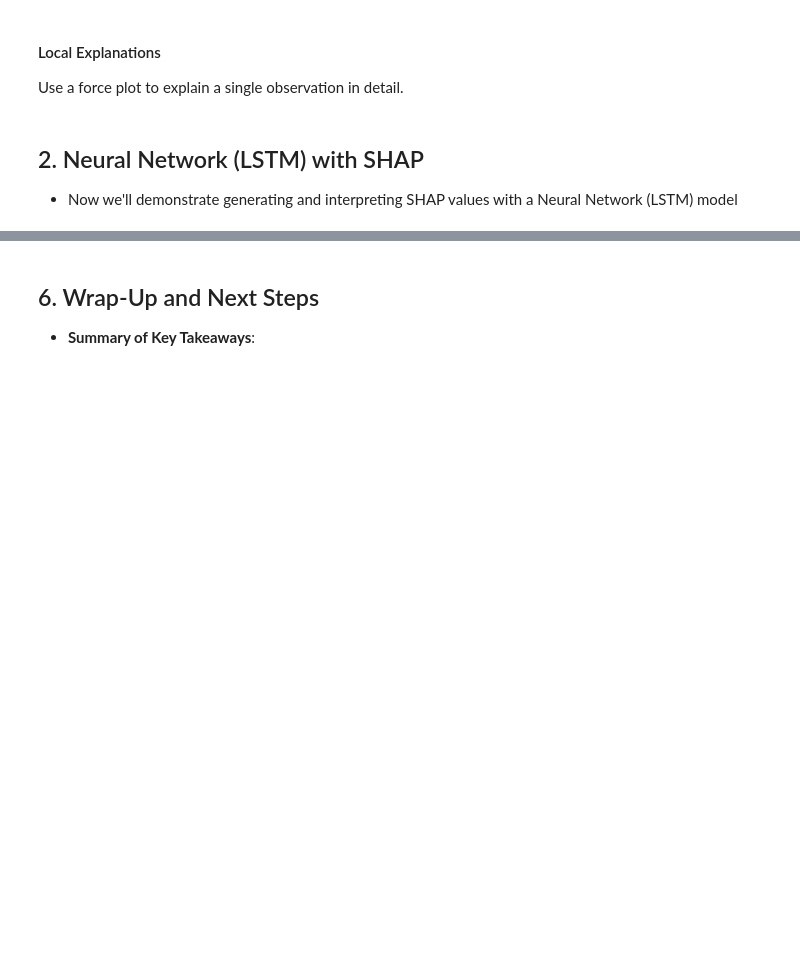
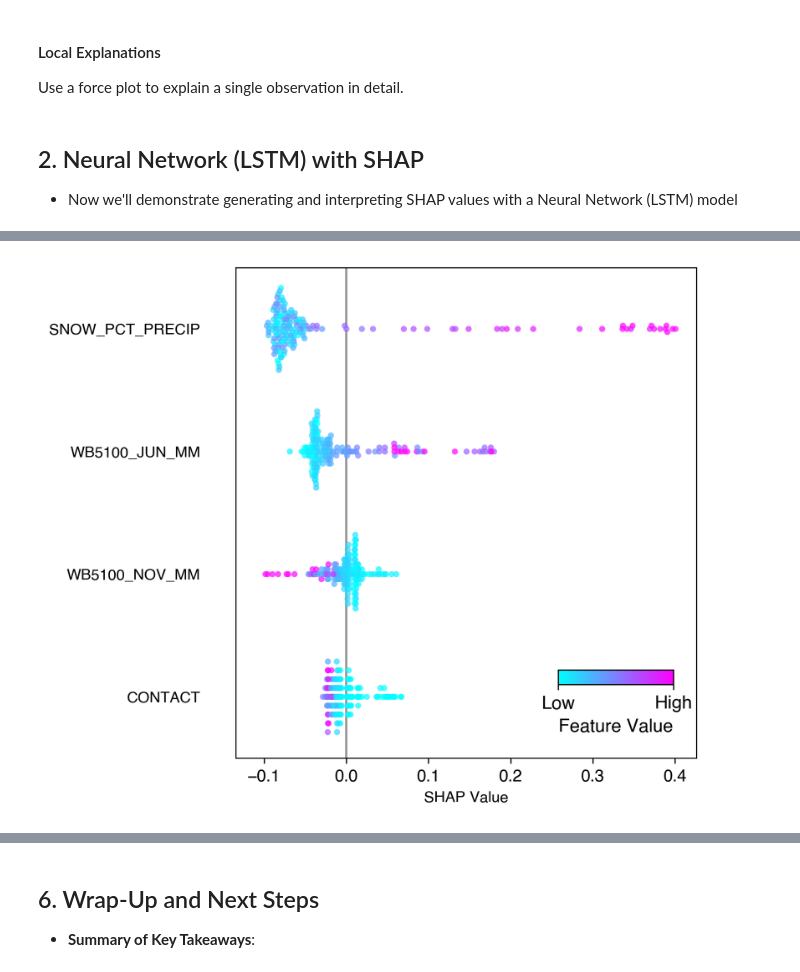
Before and after one commit to ghmyers/SHAPWorkshopDevCon, a Jupyter notebook: notebooks/shap_workshop.ipynb, the cells around one changed output, grey strips where cells are left out. Drawn from its saved outputs; the diff is of its cells as text; code cells hidden in the pictures; blank space fills up the shorter version.

```diff
--- a/notebooks/shap_workshop.ipynb
+++ b/notebooks/shap_workshop.ipynb
@@ -193,0 +189,3 @@ Use a force plot to explain a single observation in detail.
+# %%
+data = pd.read_csv(os.path.join(MODEL_DIR, 'RF_classifier_DevCon.csv'))
+data.drop(columns=['STAID'], inplace=True)
@@ -193,0 +235,7 @@ Use a force plot to explain a single observation in detail.
+# %%
+# Generate explanation object and compute SHAP values
+explainer = shap.Explainer(rf, X_test)
+sv = explainer(X_test, check_additivity=False)
+
+# check the shape of the explanation object
+sv.shape
@@ -193,0 +256,46 @@ Use a force plot to explain a single observation in detail.
+# %%
+# Let's look at Cluster 2, which is predominantly in the intermountain-west physiographic region
+clust = 2
+
+# Construct a beeswarm plot by modifying the built-in shap.plots.beeswarm
+#### Figure
+fig, ax = plt.subplots(dpi=300, layout='constrained')
+
+#### Plots
+shap.plots.beeswarm(sv[:,:,(clust-1)],              # slice the SHAP values [all data points : all features : selected output class]
+                    axis_color='k',
+                    color=plt.get_cmap('cool'),
+                    alpha=0.7,
+                    order=shap.Explanation.abs.mean(0),     # SHAP provides a few methods for ordering features (see documentation)
+                    color_bar=False,
+                    show=False,
+                    plot_size=(6, 5))
+
+#### Axes
+# For clarity, just showing the top 4 features
+ax.set_ylim(5.5, 9.5)
+ax.set_xlabel('SHAP Value', fontsize=10)
+ax.tick_params(axis='y', which='major', labelsize=10)
+
+# Set visibility of plot frame lines
+for spine in ax.spines:
+    ax.spines[spine].set_visible(True)
+    ax.spines[spine].set_linewidth(0.7)
+
+ax.grid(visible=True, which='Major', axis='y',
+        color='w', linestyle='-', linewidth=1)
+
+# Colorbar
+cax = ax.inset_axes([0.7, 0.15, 0.25, 0.03])
+img = ax.scatter(x=[0,0], y=[0,0], c=[0,1], cmap='cool')
+cbar=fig.colorbar(img, ticks=[0, 1],
+                    fraction = 0.05,
+                    pad = 0.05,
+                    cax=cax,
+                    label='Feature Value',
+                    orientation='horizontal')
+cbar.ax.set_xticklabels(['Low', 'High'])
+
+plt.show()
+# %% [output]
+[figure, added]
```
Also changed, not shown: parts of 17 cells of this notebook, 7 other files.
